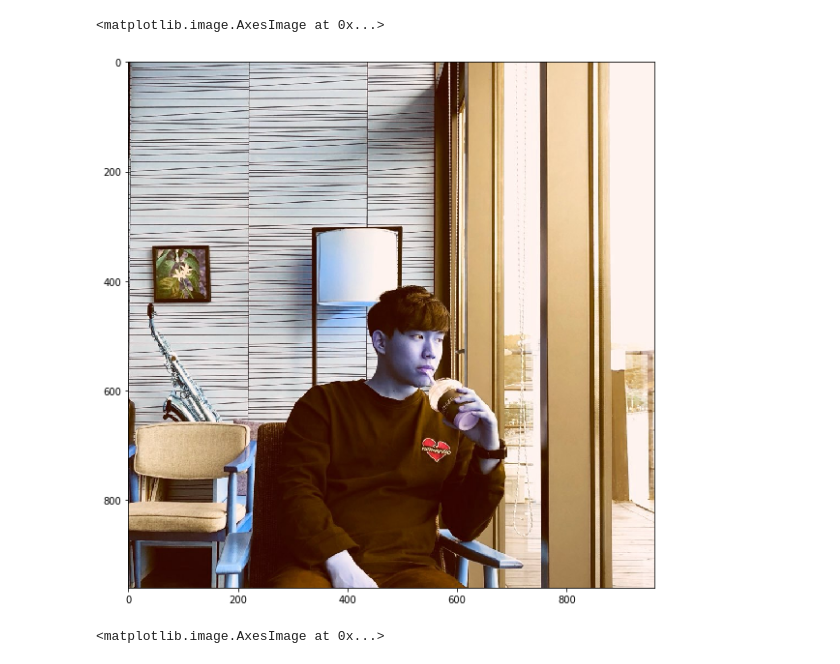
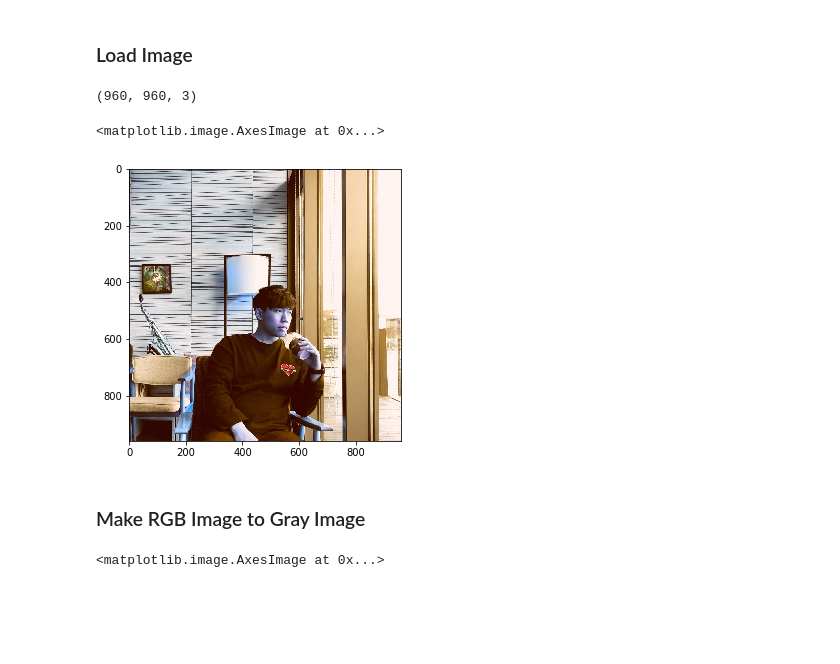
Before and after one commit to Ilevk/TIL, a Jupyter notebook: Python/handling_data/Handling_Image.ipynb, the cells around one changed output. Cells and saved outputs as stored; diff of their text form; code cells hidden in the pictures; blank space fills up the shorter version.

```diff
--- a/Python/handling_data/Handling_Image.ipynb
+++ b/Python/handling_data/Handling_Image.ipynb
@@ -5,16 +5,24 @@ import pandas as pd
 import cv2
 
 import matplotlib.pyplot as plt
+# %% [markdown]
+### Load Image
 # %%
 profile = cv2.imread('data/profile.jpeg', cv2.IMREAD_UNCHANGED)
+# %%
+profile.shape
+# %% [output]
+(960, 960, 3)
 # %%
-plt.figure(figsize=(10,10))
+plt.figure(figsize=(5,5))
 
 
 plt.imshow(profile)
 # %% [output]
 <matplotlib.image.AxesImage at 0x...>
-[figure, old version]
+[figure, new version]
+# %% [markdown]
+### Make RGB Image to Gray Image
 # %%
 plt.imshow(np.mean(np.flip(profile, axis=2),axis=2).reshape((profile.shape[0],-1)), cmap='gray')
 # %% [output]
```
Also changed, not shown: parts of 17 cells of this notebook.
